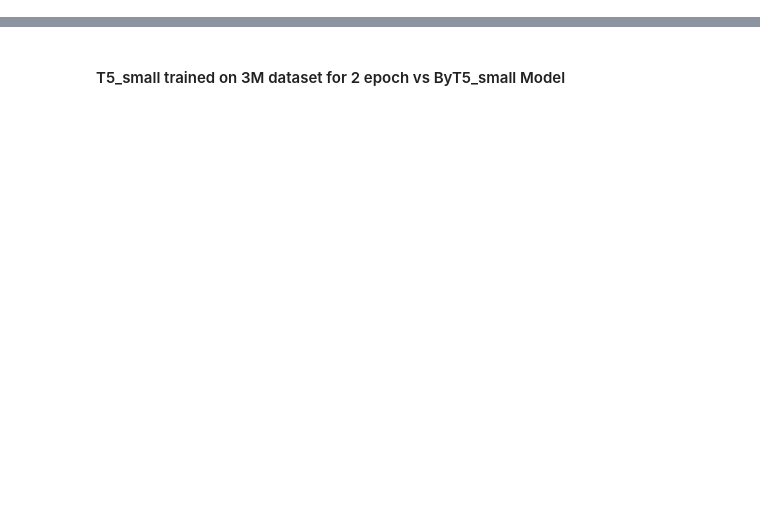
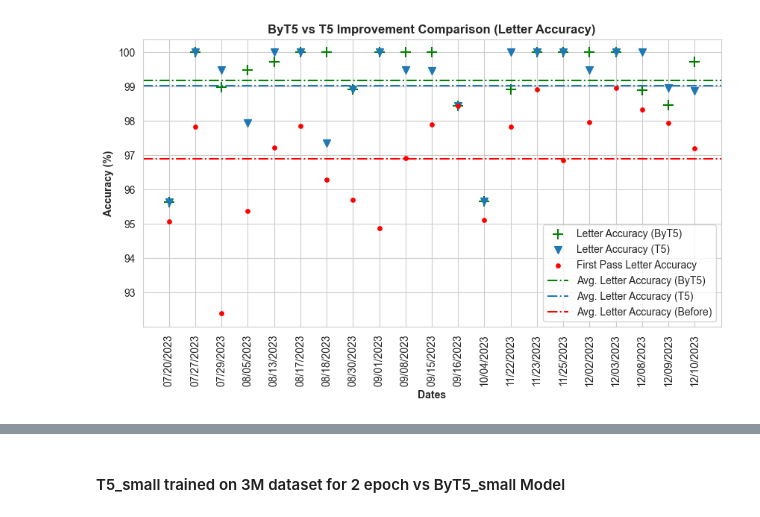
Before and after one commit to kaledai069/Crossword-Solver, a Jupyter notebook: Result and Analysis Section/Second pass model output graphical analysis.ipynb, the cells around one changed output, grey strips where cells are left out. Saved outputs shown, nothing was run; the diff lists cells and outputs as text; code cells hidden in the pictures; blank space fills up the shorter version.

```diff
--- a/Result and Analysis Section/Second pass model output graphical analysis.ipynb
+++ b/Result and Analysis Section/Second pass model output graphical analysis.ipynb
@@ -90,0 +189,31 @@ def get_mean_data(F_NAME):
+# %%
+byt5_report = get_report_df(byt5_data)
+
+assert len(byt5_report) == len(t5_report)
+
+byt5_b_let_acc = byt5_report['Before Letter Accuracy'].mean()
+byt5_a_let_acc = byt5_report['After Letter Accuracy'].mean()
+
+t5_b_let_acc = t5_report['Before Letter Accuracy'].mean()
+t5_a_let_acc = t5_report['After Letter Accuracy'].mean()
+
+plt.figure(figsize = (10, 5))
+
+plt.scatter(byt5_report['Date'], byt5_report['After Letter Accuracy'], marker = '+', s = 100, color = 'g', label = 'Letter Accuracy (ByT5)')
+plt.scatter(t5_report['Date'], t5_report['After Letter Accuracy'], marker = 'v', s = 50, label = 'Letter Accuracy (T5)')
+plt.scatter(byt5_report['Date'], byt5_report['Before Letter Accuracy'], marker = 'o', s = 15, color = 'r', label = 'First Pass Letter Accuracy')
+
+plt.axhline(y = byt5_a_let_acc, color='g', linestyle='-.', label='Avg. Letter Accuracy (ByT5)')
+plt.axhline(y = t5_a_let_acc,  linestyle='-.', label='Avg. Letter Accuracy (T5)')
+plt.axhline(y = byt5_b_let_acc, color='r', linestyle='-.', label='Avg. Letter Accuracy (Before)')
+
+plt.xticks(rotation = 90)
+plt.xlabel("Dates", fontsize = 10, fontweight = 'bold')
+plt.ylabel("Accuracy (%)", fontsize = 10, fontweight = 'bold')
+plt.title("ByT5 vs T5 Improvement Comparison (Letter Accuracy)", fontsize = 12, fontweight = 'bold')
+plt.legend(loc = 'best')
+
+plt.savefig("byt5 vs t5 improvement comparison on letter accuracy.png", dpi = 360, bbox_inches = 'tight')
+plt.show()
+# %% [output]
+[figure, added]
```
Also changed, not shown: parts of 19 cells of this notebook, 4 other files.
